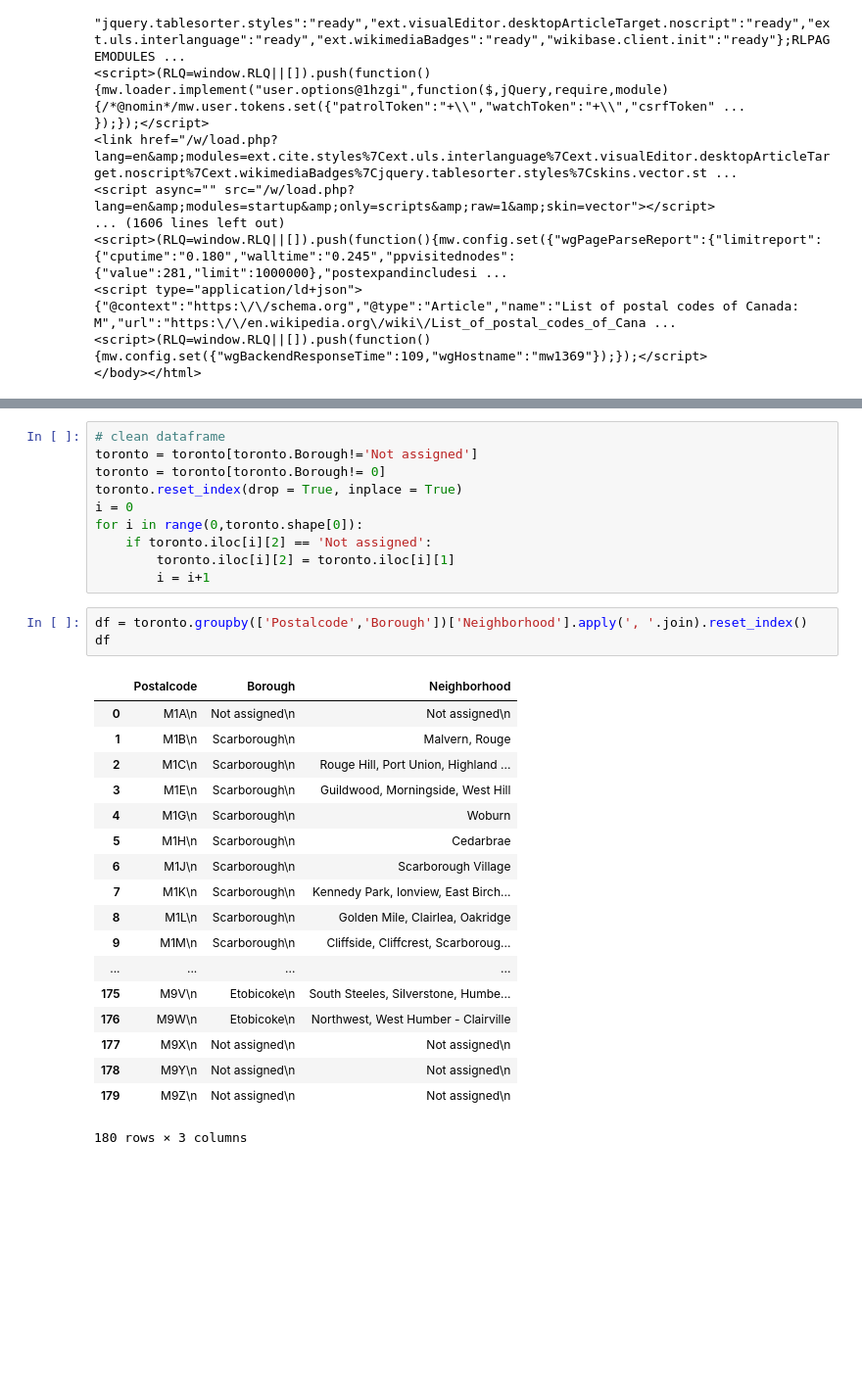
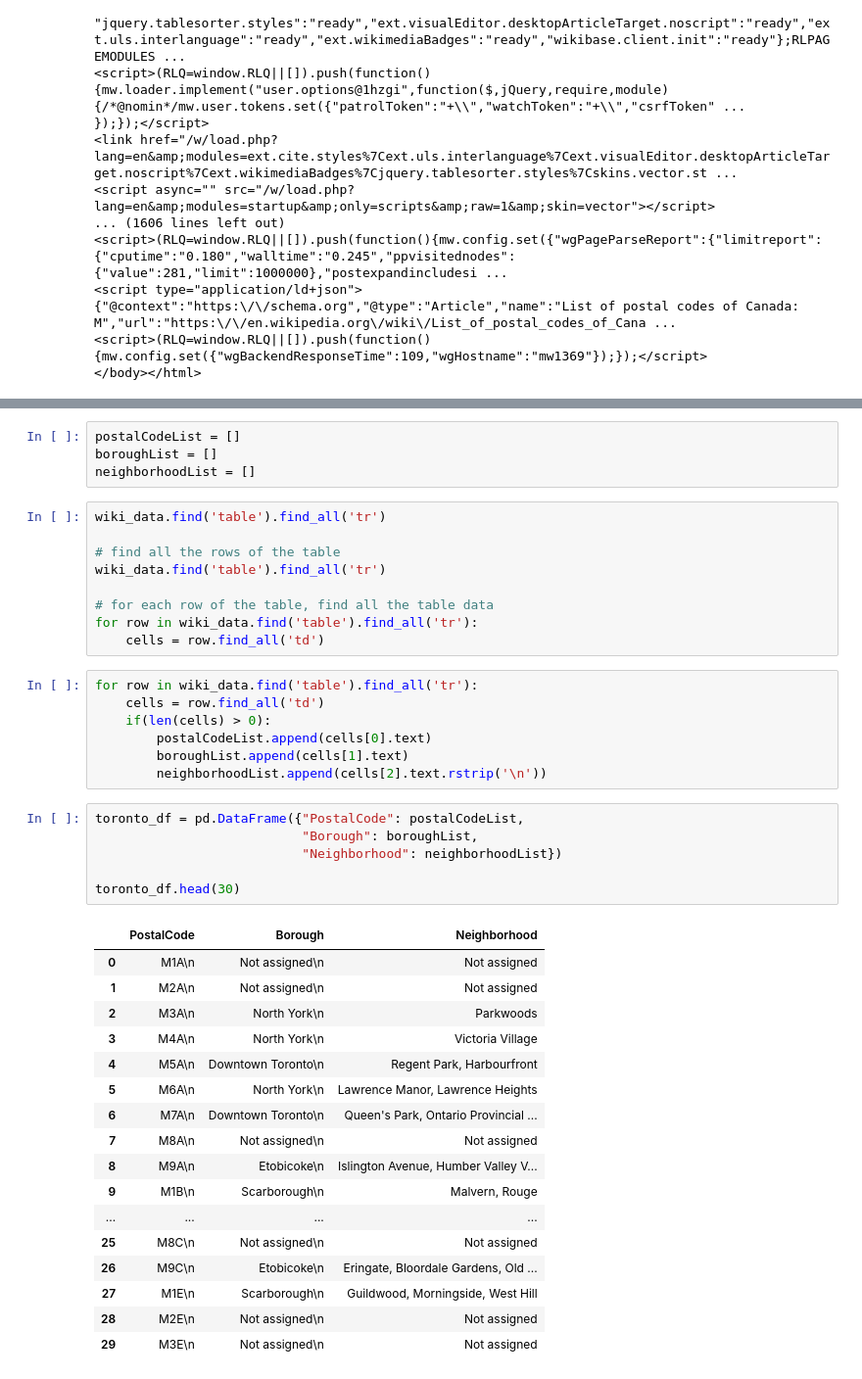
Before and after one commit to hannalu-cloud/Coursera_Capstone, a Jupyter notebook: capstone excise lesson 3.ipynb, the cells around one changed output, grey strips where cells are left out. Shown at 98% size. Cells and saved outputs as stored; diff of their text form; blank space fills up the shorter version.

```diff
--- a/capstone excise lesson 3.ipynb
+++ b/capstone excise lesson 3.ipynb
@@ -54,32 +32,44 @@ for tr in table.find_all('tr'):
-# %%
-# clean dataframe
-toronto = toronto[toronto.Borough!='Not assigned']
-toronto = toronto[toronto.Borough!= 0]
-toronto.reset_index(drop = True, inplace = True)
-i = 0
-for i in range(0,toronto.shape[0]):
-    if toronto.iloc[i][2] == 'Not assigned':
-        toronto.iloc[i][2] = toronto.iloc[i][1]
-        i = i+1
-# %%
-df = toronto.groupby(['Postalcode','Borough'])['Neighborhood'].apply(', '.join).reset_index()
-df
-# %% [output]
-|  | Postalcode | Borough | Neighborhood |
-| 0 | M1A\n | Not assigned\n | Not assigned\n |
-| 1 | M1B\n | Scarborough\n | Malvern, Rouge |
-| 2 | M1C\n | Scarborough\n | Rouge Hill, Port Union, Highland ... |
-| 3 | M1E\n | Scarborough\n | Guildwood, Morningside, West Hill |
-| 4 | M1G\n | Scarborough\n | Woburn |
-| 5 | M1H\n | Scarborough\n | Cedarbrae |
-| 6 | M1J\n | Scarborough\n | Scarborough Village |
-| 7 | M1K\n | Scarborough\n | Kennedy Park, Ionview, East Birch... |
-| 8 | M1L\n | Scarborough\n | Golden Mile, Clairlea, Oakridge |
-| 9 | M1M\n | Scarborough\n | Cliffside, Cliffcrest, Scarboroug... |
-| ... | ... | ... | ... |
-| 175 | M9V\n | Etobicoke\n | South Steeles, Silverstone, Humbe... |
-| 176 | M9W\n | Etobicoke\n | Northwest, West Humber - Clairville |
-| 177 | M9X\n | Not assigned\n | Not assigned\n |
-| 178 | M9Y\n | Not assigned\n | Not assigned\n |
-| 179 | M9Z\n | Not assigned\n | Not assigned\n |
-180 rows × 3 columns
+# %%
+postalCodeList = []
+boroughList = []
+neighborhoodList = []
+# %%
+wiki_data.find('table').find_all('tr')
+
+# find all the rows of the table
+wiki_data.find('table').find_all('tr')
+
+# for each row of the table, find all the table data
+for row in wiki_data.find('table').find_all('tr'):
+    cells = row.find_all('td')
+# %%
+for row in wiki_data.find('table').find_all('tr'):
+    cells = row.find_all('td')
+    if(len(cells) > 0):
+        postalCodeList.append(cells[0].text)
+        boroughList.append(cells[1].text)
+        neighborhoodList.append(cells[2].text.rstrip('\n'))
+# %%
+toronto_df = pd.DataFrame({"PostalCode": postalCodeList,
+                           "Borough": boroughList,
+                           "Neighborhood": neighborhoodList})
+
+toronto_df.head(30)
+# %% [output]
+|  | PostalCode | Borough | Neighborhood |
+| 0 | M1A\n | Not assigned\n | Not assigned |
+| 1 | M2A\n | Not assigned\n | Not assigned |
+| 2 | M3A\n | North York\n | Parkwoods |
+| 3 | M4A\n | North York\n | Victoria Village |
+| 4 | M5A\n | Downtown Toronto\n | Regent Park, Harbourfront |
+| 5 | M6A\n | North York\n | Lawrence Manor, Lawrence Heights |
+| 6 | M7A\n | Downtown Toronto\n | Queen's Park, Ontario Provincial ... |
+| 7 | M8A\n | Not assigned\n | Not assigned |
+| 8 | M9A\n | Etobicoke\n | Islington Avenue, Humber Valley V... |
+| 9 | M1B\n | Scarborough\n | Malvern, Rouge |
+| ... | ... | ... | ... |
+| 25 | M8C\n | Not assigned\n | Not assigned |
+| 26 | M9C\n | Etobicoke\n | Eringate, Bloordale Gardens, Old ... |
+| 27 | M1E\n | Scarborough\n | Guildwood, Morningside, West Hill |
+| 28 | M2E\n | Not assigned\n | Not assigned |
+| 29 | M3E\n | Not assigned\n | Not assigned |
```
Also changed, not shown: parts of 13 cells of this notebook.
